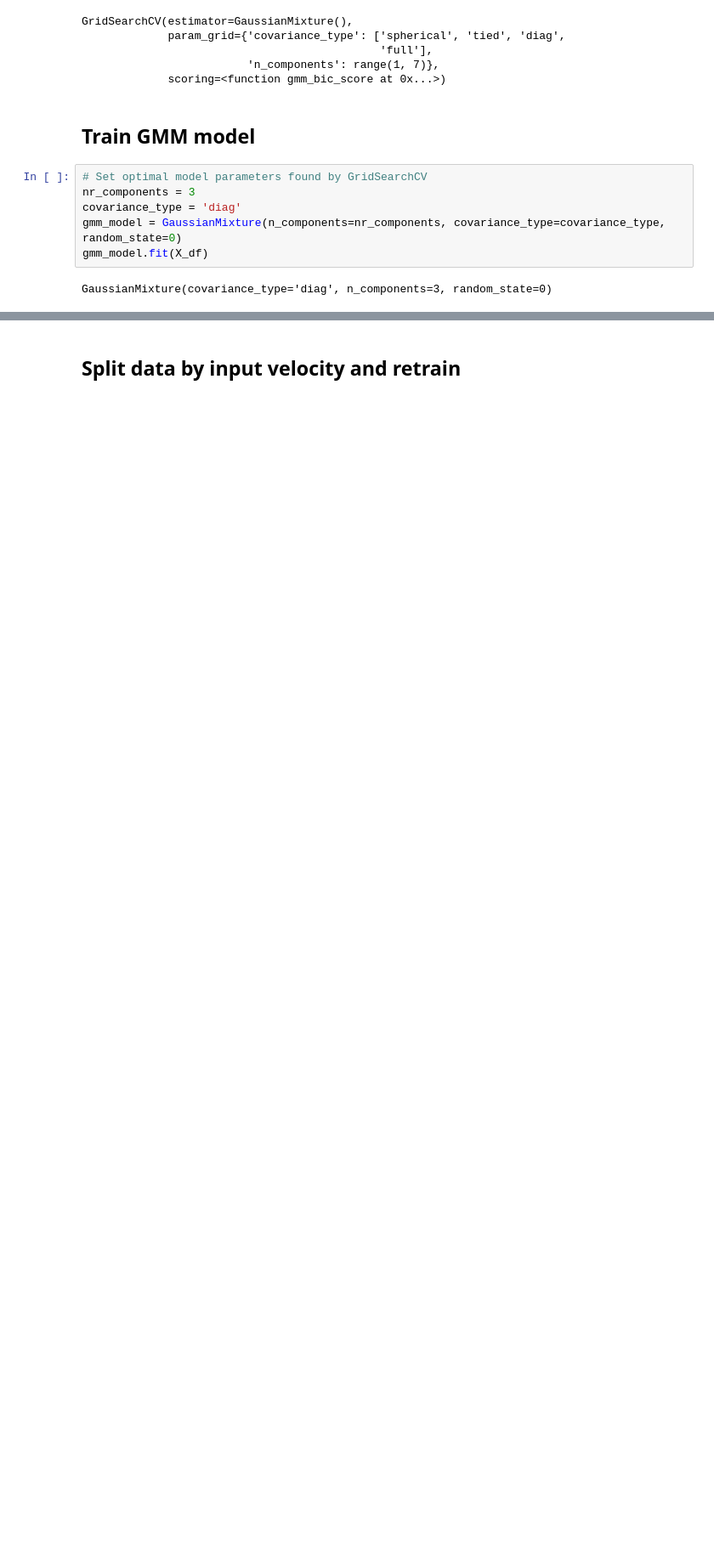
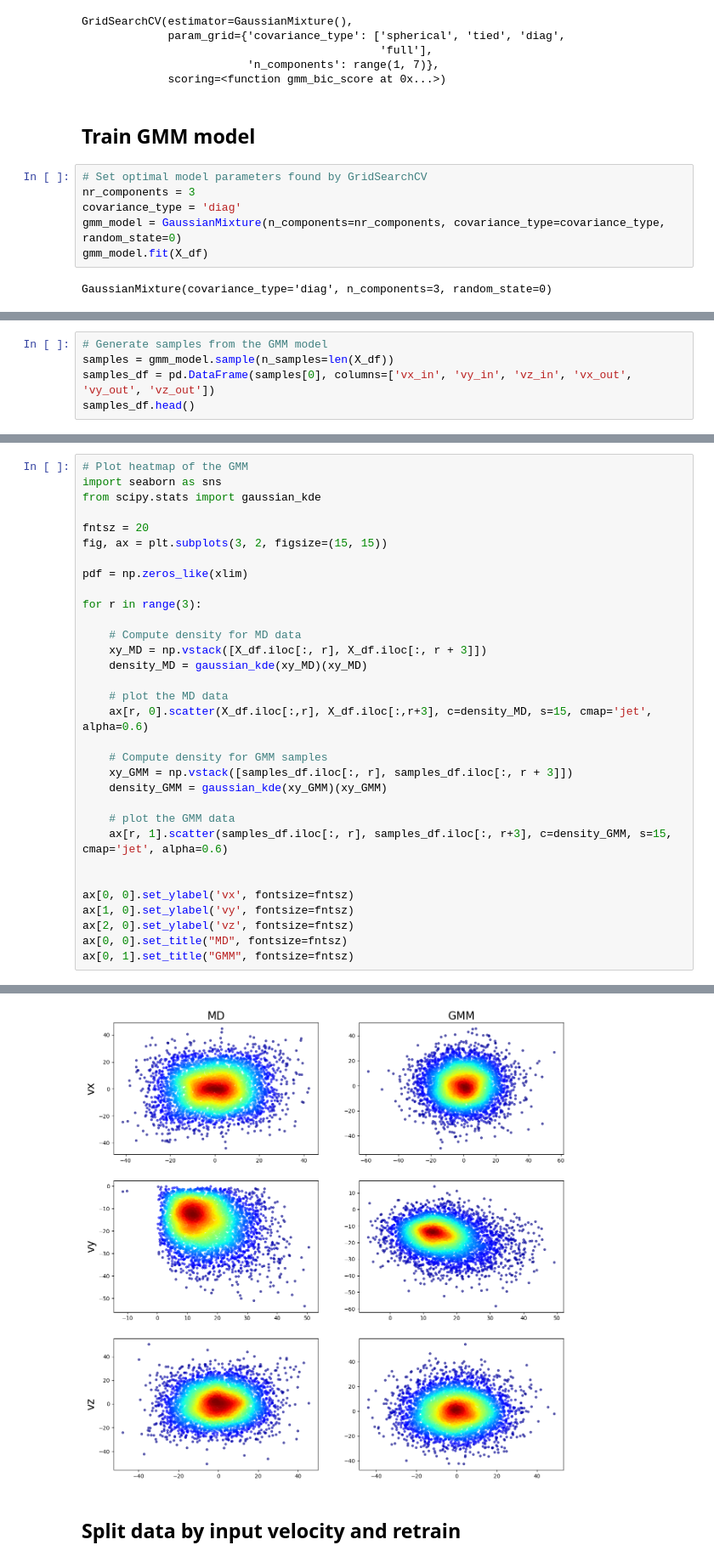
Before and after one commit to QuintenTijn/4AI000_Heat_and_flow, a Jupyter notebook: Materials_for_ML_assigment_2025/GMM_testing_notebook.ipynb, the cells around one changed output, grey strips where cells are left out. Shown at 85% size. Saved outputs shown, nothing was run; the diff lists cells and outputs as text; blank space fills up the shorter version.

```diff
--- a/Materials_for_ML_assigment_2025/GMM_testing_notebook.ipynb
+++ b/Materials_for_ML_assigment_2025/GMM_testing_notebook.ipynb
@@ -318,0 +320,5 @@ plt.show()
+# %%
+# Generate samples from the GMM model
+samples = gmm_model.sample(n_samples=len(X_df))
+samples_df = pd.DataFrame(samples[0], columns=['vx_in', 'vy_in', 'vz_in', 'vx_out', 'vy_out', 'vz_out'])
+samples_df.head()
@@ -318,0 +332,33 @@ plt.show()
+# %%
+# Plot heatmap of the GMM
+import seaborn as sns
+from scipy.stats import gaussian_kde
+
+fntsz = 20
+fig, ax = plt.subplots(3, 2, figsize=(15, 15))
+
+pdf = np.zeros_like(xlim)
+
+for r in range(3):
+
+    # Compute density for MD data
+    xy_MD = np.vstack([X_df.iloc[:, r], X_df.iloc[:, r + 3]])
+    density_MD = gaussian_kde(xy_MD)(xy_MD)
+
+    # plot the MD data
+    ax[r, 0].scatter(X_df.iloc[:,r], X_df.iloc[:,r+3], c=density_MD, s=15, cmap='jet', alpha=0.6)
+
+    # Compute density for GMM samples
+    xy_GMM = np.vstack([samples_df.iloc[:, r], samples_df.iloc[:, r + 3]])
+    density_GMM = gaussian_kde(xy_GMM)(xy_GMM)
+
+    # plot the GMM data
+    ax[r, 1].scatter(samples_df.iloc[:, r], samples_df.iloc[:, r+3], c=density_GMM, s=15, cmap='jet', alpha=0.6)
+
+
+ax[0, 0].set_ylabel('vx', fontsize=fntsz)
+ax[1, 0].set_ylabel('vy', fontsize=fntsz)
+ax[2, 0].set_ylabel('vz', fontsize=fntsz)
+ax[0, 0].set_title("MD", fontsize=fntsz)
+ax[0, 1].set_title("GMM", fontsize=fntsz)
+# %% [output]
@@ -319,3 +366,4 @@ plt.show()
+[figure, added]
 # %% [markdown]
 ## Split data by input velocity and retrain
 # %%
```
Also changed, not shown: parts of 8 cells of this notebook.
